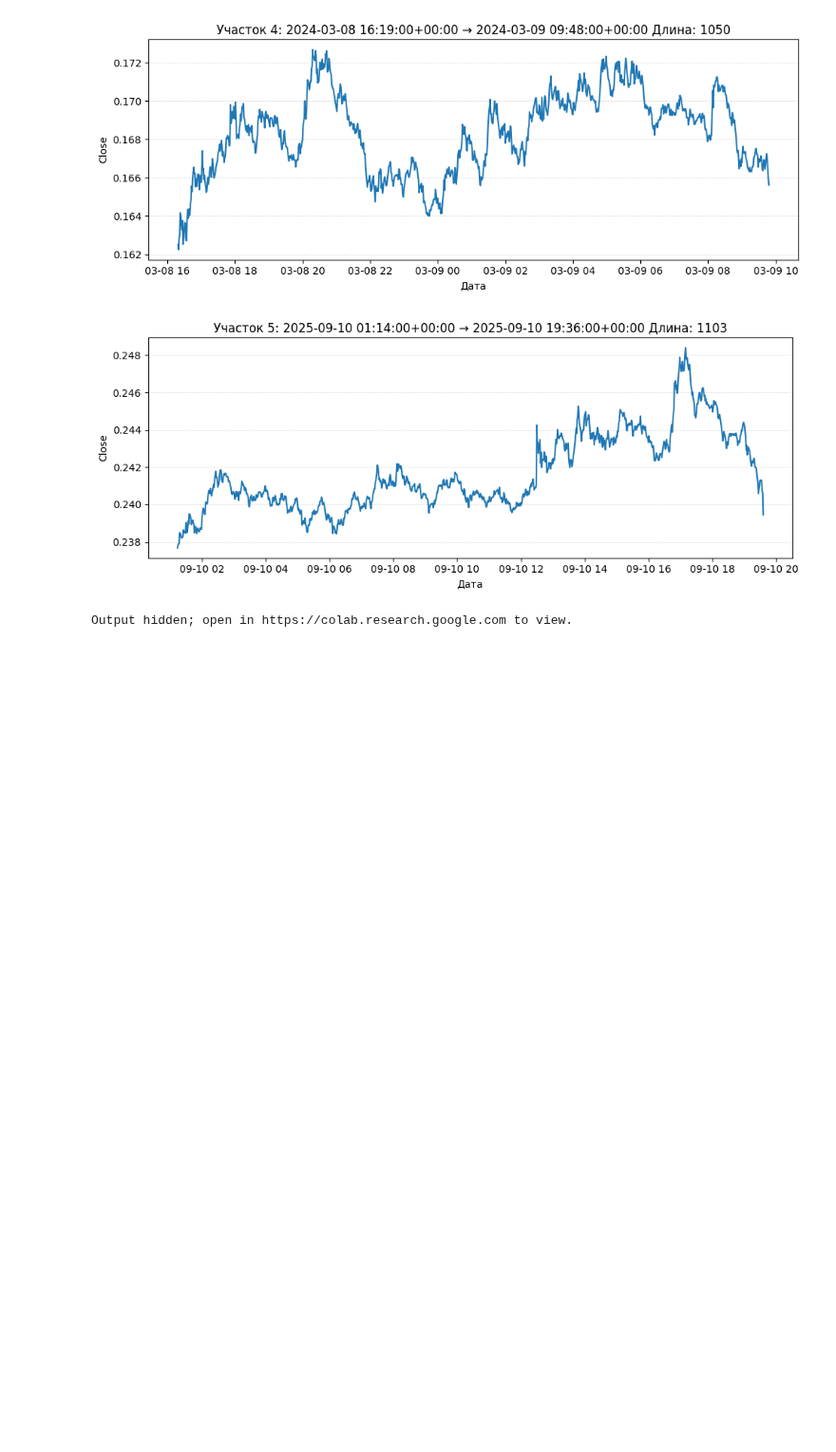
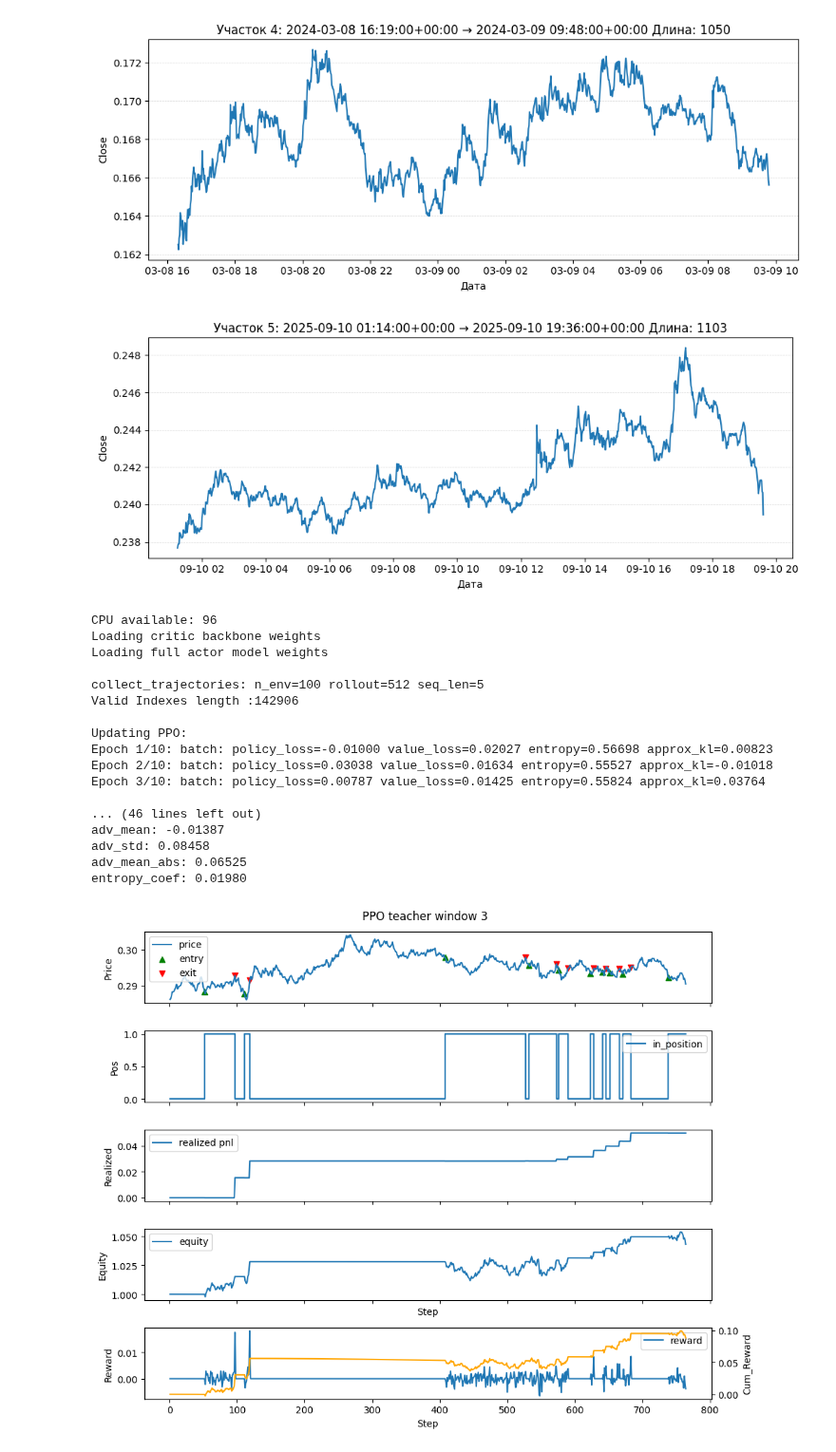
Before and after one commit to SIA86/pretrained_rl_ppo_model, a Jupyter notebook: RL_training.ipynb, the cells around one changed output. Shown at 95% size. Drawn from its saved outputs; the diff is of its cells as text; code cells hidden in the pictures; blank space fills up the shorter version.

```diff
--- a/RL_training.ipynb
+++ b/RL_training.ipynb
@@ -340,7 +340,7 @@ KL_teacher (в заголовке) позволяет понять, наскол
 # %%
 # @title Обучение на весах SL модели
 SL_MODEL_CONFIG = "/content/drive/MyDrive/stocks/pretrained_rl_ppo/sl_weights/soft_labels_exp1/config.joblib"
-PPO_SAVE_PATH = '/content/drive/MyDrive/stocks/pretrained_rl_ppo/ppo_results/soft_labels_exp3'
+PPO_SAVE_PATH = '/content/drive/MyDrive/stocks/pretrained_rl_ppo/ppo_results/soft_labels_exp1'
 CONFIG = joblib.load(SL_MODEL_CONFIG)
 
 SPLITS = (0.70, 0.15, 0.15)
@@ -358,27 +358,27 @@ PPO_UNITS = CONFIG['units'] #  кол-во нейронов (такое же к
 PPO_DROPOUT = CONFIG['dropout']
 
 # PPO params
-PPO_UPDATES = 40         # число обновлений политики за цикл обучения (эпохи)
+PPO_UPDATES = 50         # число обновлений политики за цикл обучения (эпохи)
 PPO_N_ENV = 100        # количество параллельных окружений для сбора данных
 PPO_N_VAL = 2           # кол-во валидаций на один update
 PPO_ROLLOUT = 512       # длина траектории (количество шагов), собираемой перед обновлением
 PPO_ACTOR_LR = 1e-3     # скорость обучения актёра
 PPO_CRITIC_LR = 3e-4    # скорость обучения критика
-PPO_CLIP_RATIO = 0.1    # центральный гиперпараметр в алгоритме Proximal Policy Optimization. Его называют «шириной зажима»
+PPO_CLIP_RATIO = 0.2    # центральный гиперпараметр в алгоритме Proximal Policy Optimization. Его называют «шириной зажима»
 PPO_C1 = 0.5            # коэффициент перед вкладом ошибки критика в функции потерь
-PPO_C2 = 0.1       # коэффициент перед бонусом энтропии в функции потерь (чем больше, тем больше эксплорейшн)
+PPO_C2 = 0.02       # коэффициент перед бонусом энтропии в функции потерь (чем больше, тем больше эксплорейшн)
 PPO_GAMMA = 0.99      # (discount factor) — коэффициент дисконтирования будущих вознаграждений.
 PPO_LAM = 0.95          # параметр обобщённой оценки преимущества (GAE), регулирующий баланс между bias и variance.
 PPO_EPOCHS = 10         # количество проходов по батчу при обучении
 PPO_BATCH_SIZE = 128    # размер мини-батча для SGD
-PPO_TEACHER_KL = 0.01   # начальный вес KL‑регуляризации с teacher‑моделью
+PPO_TEACHER_KL = 0.1   # начальный вес KL‑регуляризации с teacher‑моделью
 PPO_KL_DECAY = 0.99      # коэффициент экспоненциального затухания веса KL
-PPO_ENTROPY_DECAY = 0.95 # коэффициент экспоненциального затухания веса entropy
-PPO_TARGET_KL = 0.05    # целевое значение KL‑дивергенции для ранней остановки
+PPO_ENTROPY_DECAY = 0.99 # коэффициент экспоненциального затухания веса entropy
+PPO_TARGET_KL = 0.03    # целевое значение KL‑дивергенции для ранней остановки
 PPO_MAX_GRAD_NORM = 0.5 # ограничение нормы градиента для стабилизации обучения
 PPO_VAL_INTERVAL = 2    # периодичность валидации (через сколько циклов обучения)
 PPO_DEBUG = True        # режим вывода отладочной информации
-PPO_DEALS_FREQ = 0.99    # допустимое кол-во сделок модели относительно учителя
+PPO_DEALS_FREQ = 0.90    # допустимое кол-во сделок модели относительно учителя
 
 # INDEXES = [("2024-05-01", 1000), ("2024-07-01", 500)] # если хочешь учить на конкретных отрезках данных
 
@@ -392,29 +392,29 @@ ppo_train_df, ppo_val_df, ppo_test_df, _feat_stats = prepare_datasets(df,
 TRAIN_CFG = EnvConfig(
     mode=1,                     # работаем только от длинной позиции
     fee=0.0002,                 # комиссия
-    spread=0.0001,              # без спреда
+    spread=0.0,                 # без спреда
+    leverage=1.0,               # без плеча
+    max_steps=PPO_ROLLOUT + PPO_SEQ_LEN,
+    reward_scale=1.0,           # без масштабирования вознаграждения
+    valid_time=10,              # задержка после которой начинат начисляться штраф
+    time_penalty=0.000001,      # штраф за бездействие (np.sqrt(max(0, wait_steps -5) * time_penalty))
+    hold_penalty=0.000001,      # штраф за удержание (np.sqrt(max(0, hold_steps -5) * hold_penalty))
+    terminal_reward = True,    # дополнительная награда по закрытию сделки
+    terminal_reward_coef = 1.0, # коэффициент доп. награды
+)
+
+VAL_CFG = EnvConfig(
+    mode=1,                     # работаем только от длинной позиции
+    fee=0.0002,                 # комиссия
+    spread=0.0,                 # без спреда
     leverage=1.0,               # без плеча
     max_steps=10**9,            # практически бесконечный эпизод
     reward_scale=1.0,           # без масштабирования вознаграждения
     valid_time=10,              # задержка после которой начинат начисляться штраф
     time_penalty=0.000001,      # штраф за бездействие (np.sqrt(max(0, wait_steps -5) * time_penalty))
     hold_penalty=0.000001,      # штраф за удержание (np.sqrt(max(0, hold_steps -5) * hold_penalty))
-    terminal_reward = False,    # дополнительная награда по закрытию сделки
-    terminal_reward_coef = 0.0, # коэффициент доп. награды
-)
-
-VAL_CFG = EnvConfig(
-    mode=1,                     # работаем только от длинной позиции
-    fee=0.0002,                 # комиссия
-    spread=0.0001,              # без спреда
-    leverage=1.0,               # без плеча
-    max_steps=10**9,            # практически бесконечный эпизод
-    reward_scale=1.0,           # без масштабирования вознаграждения
-    valid_time=10,              # задержка после которой начинат начисляться штраф
-    time_penalty=0.000001,      # штраф за бездействие (np.sqrt(max(0, wait_steps -5) * time_penalty))
-    hold_penalty=0.000001,      # штраф за удержание (np.sqrt(max(0, hold_steps -5) * hold_penalty))
-    terminal_reward = False,    # дополнительная награда по закрытию сделки
-    terminal_reward_coef = 0.0, # коэффициент доп. награды
+    terminal_reward = True,    # дополнительная награда по закрытию сделки
+    terminal_reward_coef = 1.0, # коэффициент доп. награды
 )
 
 actor, critic, train_log, val_log = train(
@@ -430,31 +430,48 @@ actor, critic, train_log, val_log = train(
     backbone_weights = BEST_BACKBONE_PATH,
     save_path = PPO_SAVE_PATH,
     num_actions = PPO_NUM_ACTIONS,
     units = PPO_UNITS,
     dropout = PPO_DROPOUT,
     updates = PPO_UPDATES,
     n_env = PPO_N_ENV,
     n_validations = PPO_N_VAL,
     deals_frequency = PPO_DEALS_FREQ,
     rollout = PPO_ROLLOUT,
     actor_lr = PPO_ACTOR_LR,
     critic_lr = PPO_CRITIC_LR,
     clip_ratio = PPO_CLIP_RATIO,
     c1 = PPO_C1,
     c2 = PPO_C2,
     gamma = PPO_GAMMA,
     lam = PPO_LAM,
     epochs = PPO_EPOCHS,
     batch_size = PPO_BATCH_SIZE,
     teacher_kl = PPO_TEACHER_KL,
     kl_decay = PPO_KL_DECAY,
     entropy_decay = PPO_ENTROPY_DECAY,
     max_grad_norm = PPO_MAX_GRAD_NORM,
     target_kl = PPO_TARGET_KL,
     val_interval = PPO_VAL_INTERVAL,
     index_ranges = segments,
     debug = PPO_DEBUG,
     log_to_pdf_path=True
 )
 # %% [output]
-Output hidden; open in https://colab.research.google.com to view.
+CPU available: 96
+Loading critic backbone weights
+Loading full actor model weights
+
+collect_trajectories: n_env=100 rollout=512 seq_len=5
+Valid Indexes length :142906
+
+Updating PPO:
+Epoch 1/10: batch: policy_loss=-0.01000 value_loss=0.02027 entropy=0.56698 approx_kl=0.00823
+Epoch 2/10: batch: policy_loss=0.03038 value_loss=0.01634 entropy=0.55527 approx_kl=-0.01018
+Epoch 3/10: batch: policy_loss=0.00787 value_loss=0.01425 entropy=0.55824 approx_kl=0.03764
+
+... (46 lines left out)
+adv_mean: -0.01387
+adv_std: 0.08458
+adv_mean_abs: 0.06525
+entropy_coef: 0.01980
+[figure, added]
```
Also changed, not shown: parts of 3 cells of this notebook, 1 other file.
